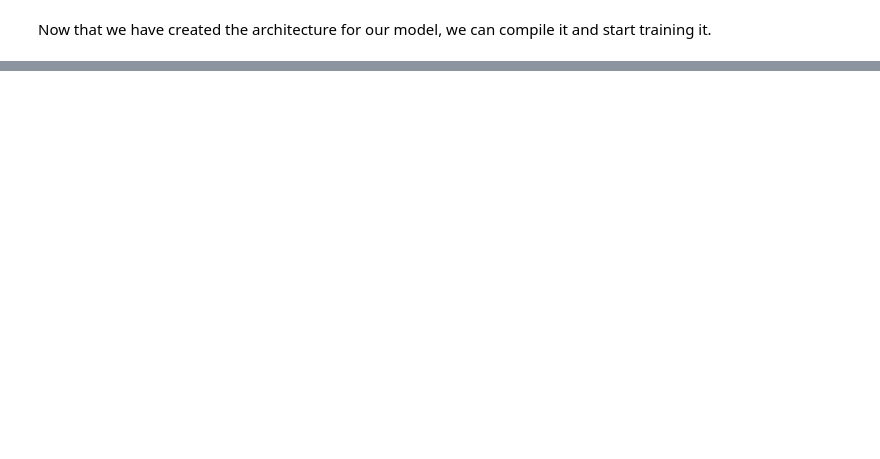
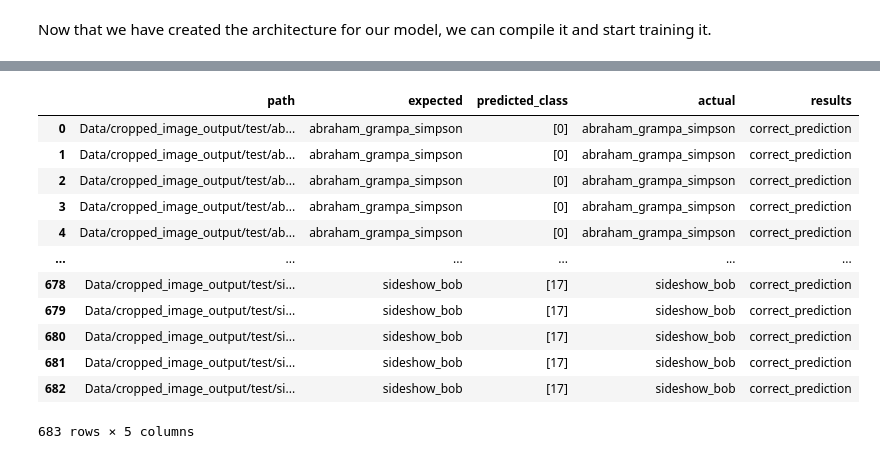
Before and after one commit to shrinirhanjani/Simpsons_character_classifier, a Jupyter notebook: 02_Creating_architecture_and_training.ipynb, the cells around one changed output, grey strips where cells are left out. Saved outputs shown, nothing was run; the diff lists cells and outputs as text; code cells hidden in the pictures; blank space fills up the shorter version.

```diff
--- a/02_Creating_architecture_and_training.ipynb
+++ b/02_Creating_architecture_and_training.ipynb
@@ -74,0 +232,3 @@ Now that we have created the architecture for our model, we can compile it and s
+# %%
+import pandas as pd
+df=pd.read_csv('./file.csv')
@@ -74,0 +251,18 @@ Now that we have created the architecture for our model, we can compile it and s
+# %%
+import numpy as np
+df['results']=np.where(df['actual']!=df['expected'],'wrong_prediction','correct_prediction')
+df
+# %% [output]
+|  | path | expected | predicted_class | actual | results |
+| 0 | Data/cropped_image_output/test/ab... | abraham_grampa_simpson | [0] | abraham_grampa_simpson | correct_prediction |
+| 1 | Data/cropped_image_output/test/ab... | abraham_grampa_simpson | [0] | abraham_grampa_simpson | correct_prediction |
+| 2 | Data/cropped_image_output/test/ab... | abraham_grampa_simpson | [0] | abraham_grampa_simpson | correct_prediction |
+| 3 | Data/cropped_image_output/test/ab... | abraham_grampa_simpson | [0] | abraham_grampa_simpson | correct_prediction |
+| 4 | Data/cropped_image_output/test/ab... | abraham_grampa_simpson | [0] | abraham_grampa_simpson | correct_prediction |
+| ... | ... | ... | ... | ... | ... |
+| 678 | Data/cropped_image_output/test/si... | sideshow_bob | [17] | sideshow_bob | correct_prediction |
+| 679 | Data/cropped_image_output/test/si... | sideshow_bob | [17] | sideshow_bob | correct_prediction |
+| 680 | Data/cropped_image_output/test/si... | sideshow_bob | [17] | sideshow_bob | correct_prediction |
+| 681 | Data/cropped_image_output/test/si... | sideshow_bob | [17] | sideshow_bob | correct_prediction |
+| 682 | Data/cropped_image_output/test/si... | sideshow_bob | [17] | sideshow_bob | correct_prediction |
+683 rows × 5 columns
```
Also changed, not shown: parts of 42 cells of this notebook, 4 other files.
